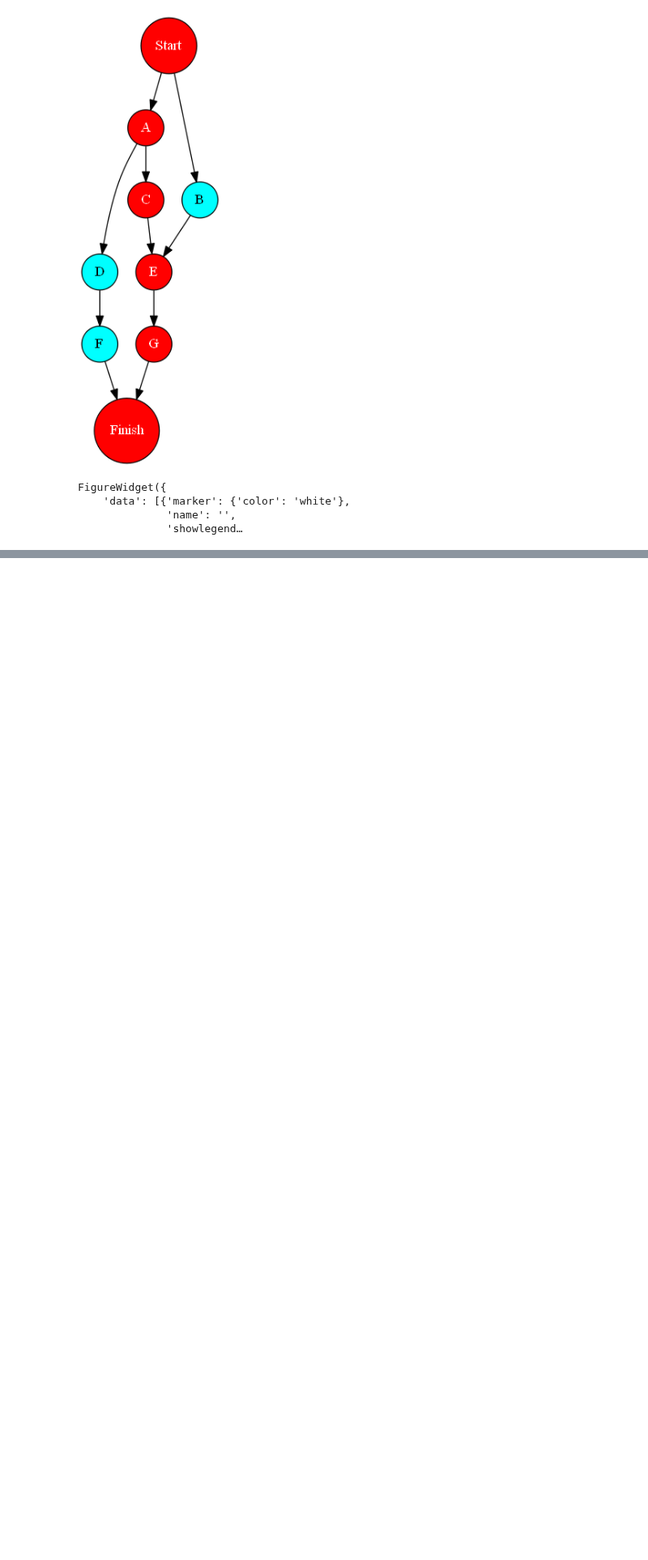
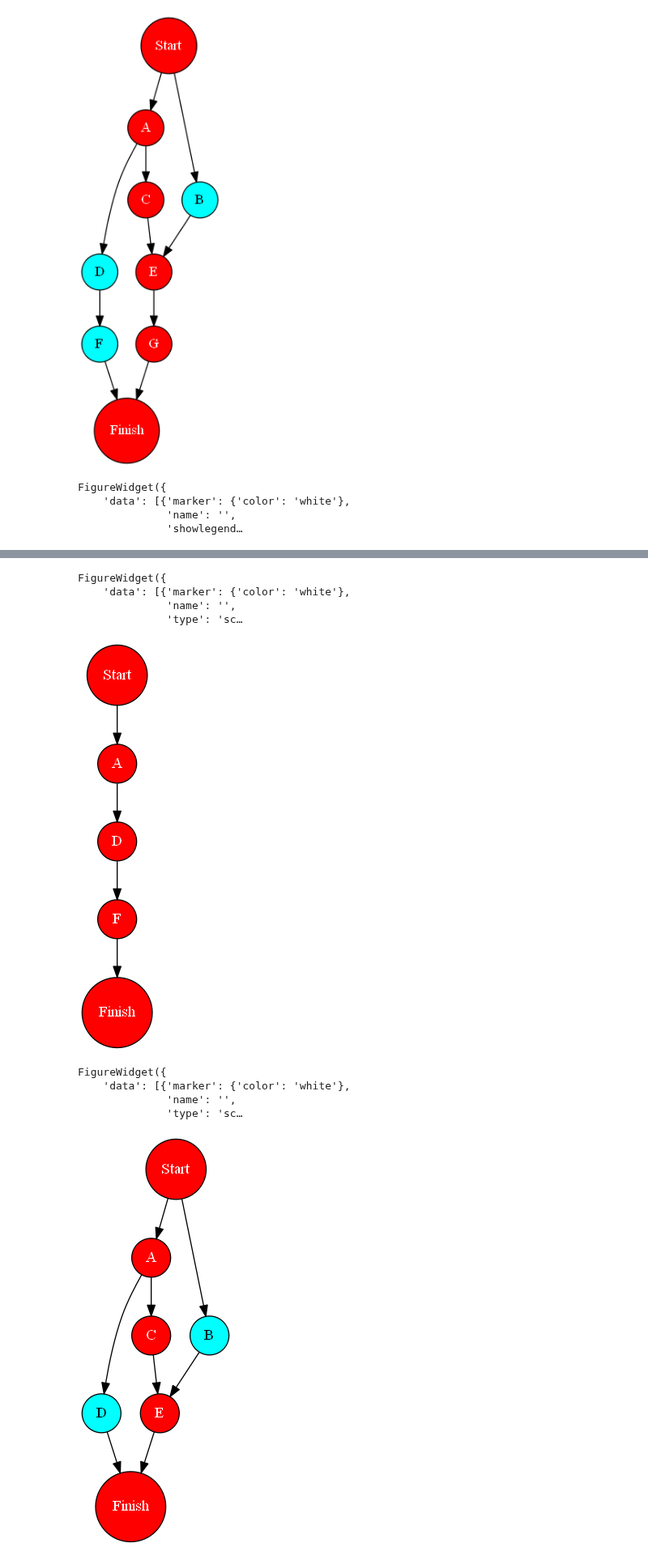
Before and after one commit to IvanHalim/DAG-project, a Jupyter notebook: Parsing.ipynb, the cells around one changed output, grey strips where cells are left out. Shown at 81% size. Drawn from its saved outputs; the diff is of its cells as text; code cells hidden in the pictures; blank space fills up the shorter version.

```diff
--- a/Parsing.ipynb
+++ b/Parsing.ipynb
@@ -395,3 +395,26 @@ def display_gantt_chart(G, start='ES', finish='EF', begin=None, colors=None, rev
                           title=title, bar_width=bar_width, showgrid_x=showgrid_x, showgrid_y=showgrid_y)
     f = go.FigureWidget(fig)
     display(f)
+
+def PERT(G, leaf_nodes=None, duration='Expected'):
+    G = add_finish_node(G, leaf_nodes=leaf_nodes)
+    G = add_start_node(G)
+    H = create_subgraph(G)
+    H = init_graph(H, duration=duration)
+    H = highlight_critical_path(H)
+    return H
+
+if __name__ == '__main__':
+    G = parse_graph('data/activity_list.csv', 'data/edge_list.csv')
+    H = PERT(G)
+    display_graph(G)
+    display_gantt_chart(G)
+
+    I = PERT(G, leaf_nodes=['F'])
+    display_graph(I)
+    display_gantt_chart(I, index_col='Type', show_colorbar=True)
+
+    J = PERT(G, leaf_nodes=['E', 'D'])
+    display_graph(J)
+    display_gantt_chart(J)
+# %% [output]
@@ -397,0 +422,10 @@ def display_gantt_chart(G, start='ES', finish='EF', begin=None, colors=None, rev
+FigureWidget({
+    'data': [{'marker': {'color': 'white'},
+              'name': '',
+              'type': 'sc…
+[figure, added]
+FigureWidget({
+    'data': [{'marker': {'color': 'white'},
+              'name': '',
+              'type': 'sc…
+[figure, added]
```
Also changed, not shown: parts of 1 cell of this notebook.
